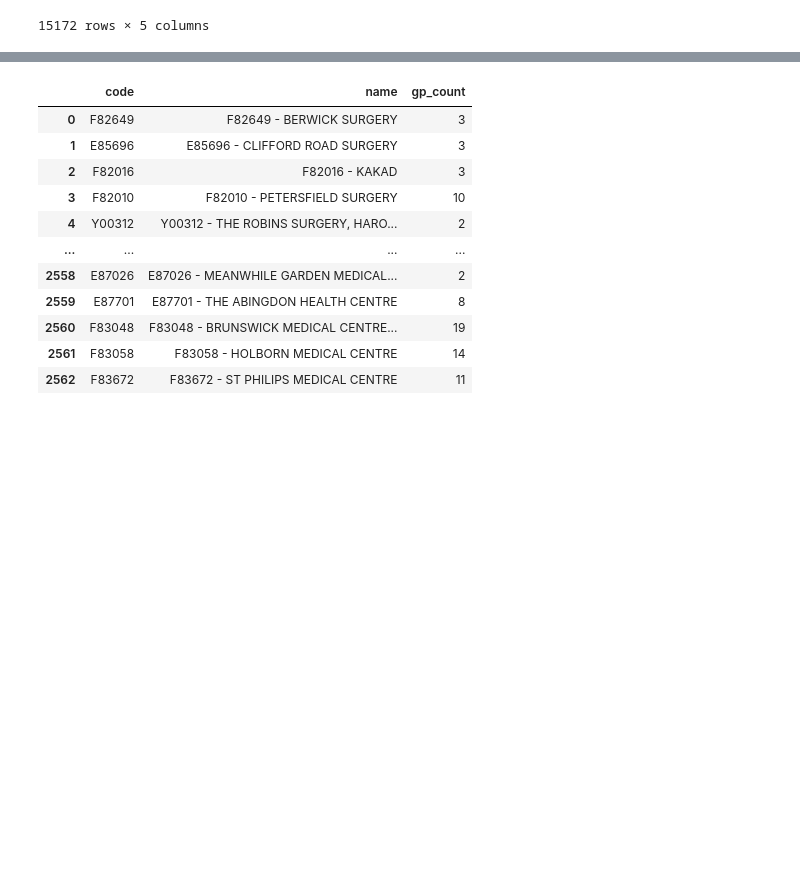
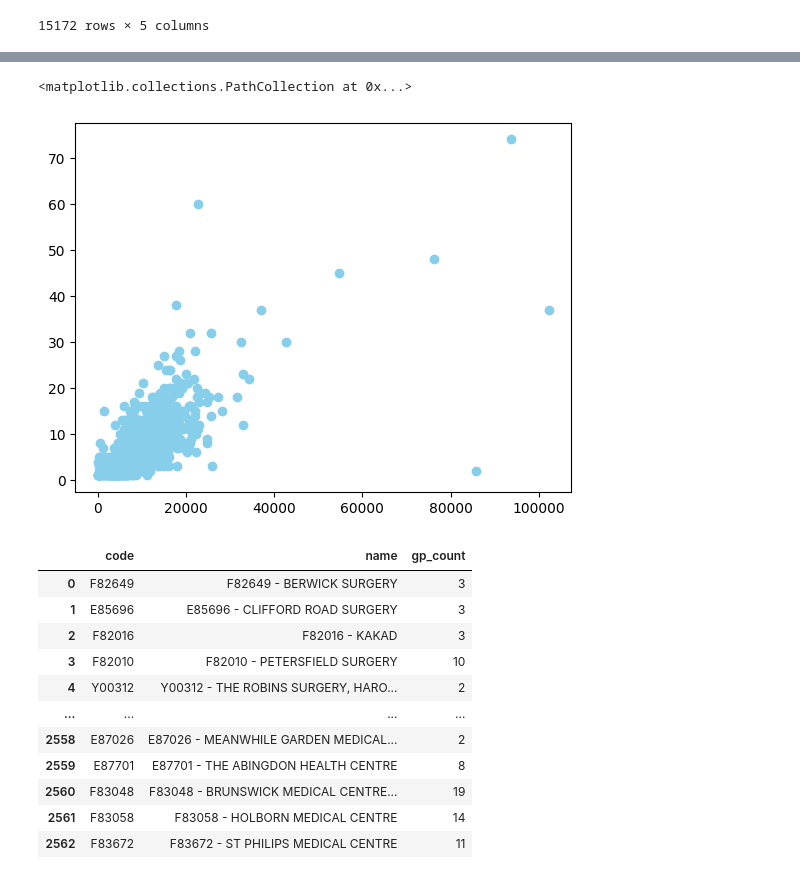
Before and after one commit to Bea-Taylor/DifDem_inequalities, a Jupyter notebook: nbs/core/02d_merge_LAD_QOF.ipynb, the cells around one changed output, grey strips where cells are left out. Cells and saved outputs as stored; diff of their text form; code cells hidden in the pictures; blank space fills up the shorter version.

```diff
--- a/nbs/core/02c_merge_LAD_QOF.ipynb
+++ b/nbs/core/02d_merge_LAD_QOF.ipynb
@@ -146,0 +154,3 @@ df_GP_count.head()
+# %%
+practice_size_nonzero = df_GP_count[df_GP_count['Total List Size']>0]
+practice_size_nonzero.head()
@@ -147,3 +172,8 @@ df_GP_count.head()
+# %%
+plt.scatter(practice_size_nonzero['Total List Size'], practice_size_nonzero['GP Count'], color = 'skyblue')
+# %% [output]
+<matplotlib.collections.PathCollection at 0x...>
+[figure, added]
 # %%
 # Match GP count to GP practices we have geographical data for
 
```
Also changed, not shown: parts of 3 cells of this notebook, 3 other files.
